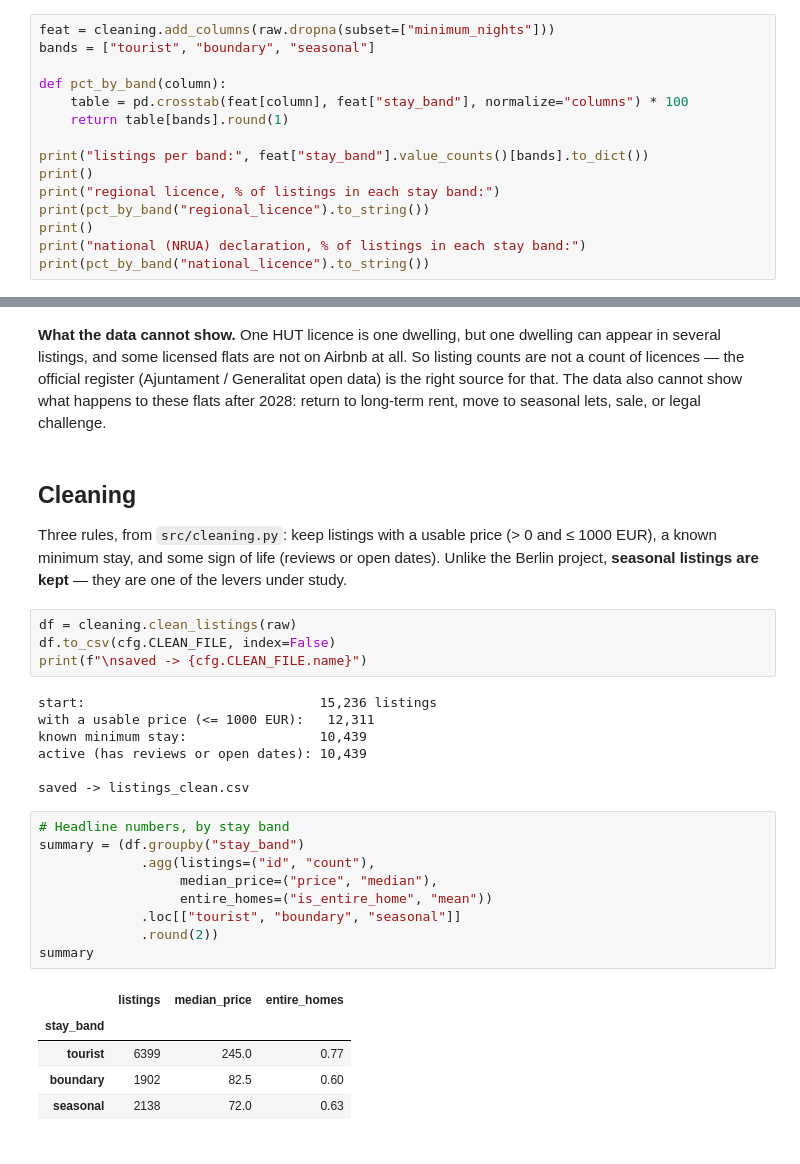
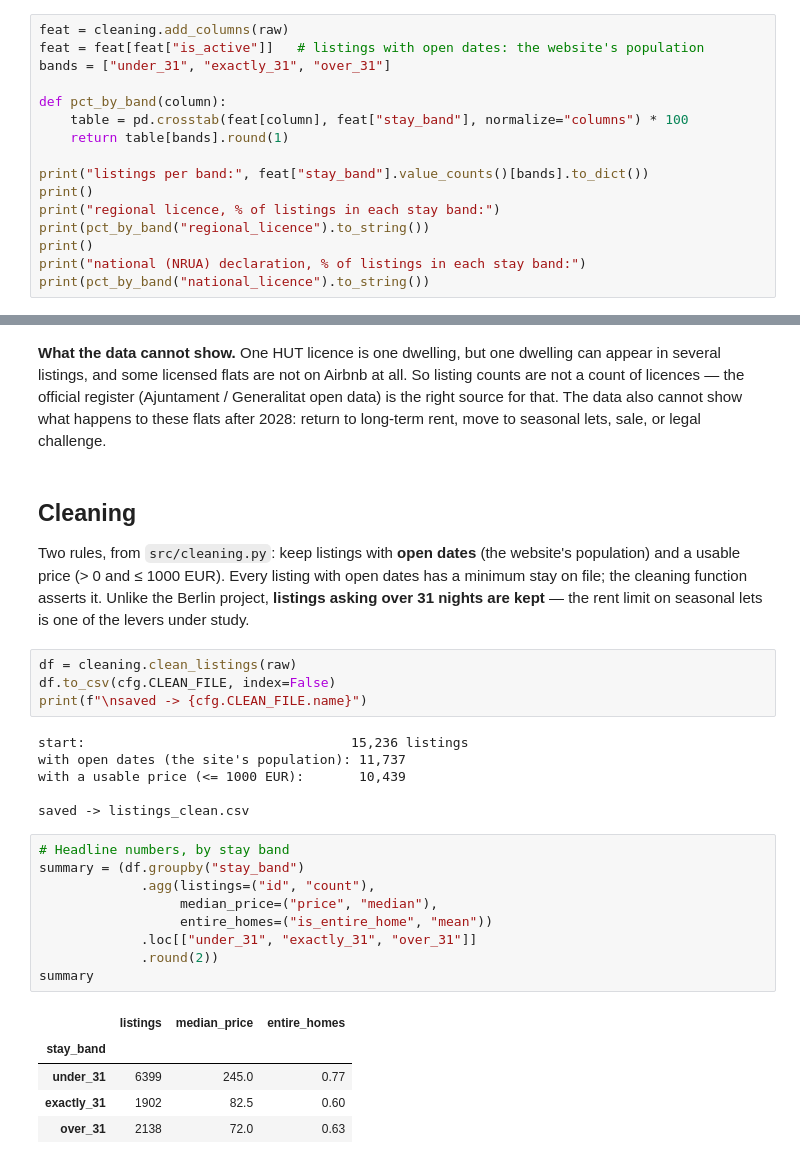
Before and after one commit to renzorico/spain-housing-str-analysis, a Jupyter notebook: notebooks/01_cleaning_eda.ipynb, the cells around one changed output, grey strips where cells are left out. Cells and saved outputs as stored; diff of their text form.

```diff
--- a/notebooks/01_cleaning_eda.ipynb
+++ b/notebooks/01_cleaning_eda.ipynb
@@ -138,8 +162,9 @@ two declarations: a regional one (Catalan licence, or *Exempt - seasonal
 rental*) and a national one (NRUA code, whose letters say tourist `TU` or
 non-tourist `NT`). Do the declarations match the minimum stay?
 # %%
-feat = cleaning.add_columns(raw.dropna(subset=["minimum_nights"]))
-bands = ["tourist", "boundary", "seasonal"]
+feat = cleaning.add_columns(raw)
+feat = feat[feat["is_active"]]   # listings with open dates: the website's population
+bands = ["under_31", "exactly_31", "over_31"]
 
 def pct_by_band(column):
     table = pd.crosstab(feat[column], feat["stay_band"], normalize="columns") * 100
@@ -271,36 +298,35 @@ long-term rent, move to seasonal lets, sale, or legal challenge.
 # %% [markdown]
 ## Cleaning
 
-Three rules, from `src/cleaning.py`: keep listings with a usable price
-(> 0 and ≤ 1000 EUR), a known minimum stay, and some sign of life (reviews or
-open dates). Unlike the Berlin project, **seasonal listings are kept** —
-they are one of the levers under study.
+Two rules, from `src/cleaning.py`: keep listings with **open dates** (the
+website's population) and a usable price (> 0 and ≤ 1000 EUR). Every listing
+with open dates has a minimum stay on file; the cleaning function asserts it. Unlike the Berlin project, **listings asking over 31 nights are
+kept** — the rent limit on seasonal lets is one of the levers under study.
 # %%
 df = cleaning.clean_listings(raw)
 df.to_csv(cfg.CLEAN_FILE, index=False)
 print(f"\nsaved -> {cfg.CLEAN_FILE.name}")
 # %% [output]
-start:                              15,236 listings
-with a usable price (<= 1000 EUR):   12,311
-known minimum stay:                 10,439
-active (has reviews or open dates): 10,439
+start:                                  15,236 listings
+with open dates (the site's population): 11,737
+with a usable price (<= 1000 EUR):       10,439
 
 saved -> listings_clean.csv
 # %%
 # Headline numbers, by stay band
 summary = (df.groupby("stay_band")
              .agg(listings=("id", "count"),
                   median_price=("price", "median"),
                   entire_homes=("is_entire_home", "mean"))
-             .loc[["tourist", "boundary", "seasonal"]]
+             .loc[["under_31", "exactly_31", "over_31"]]
              .round(2))
 summary
 # %% [output]
 |  | listings | median_price | entire_homes |
 | stay_band |  |  |  |
-| tourist | 6399 | 245.0 | 0.77 |
-| boundary | 1902 | 82.5 | 0.60 |
-| seasonal | 2138 | 72.0 | 0.63 |
+| under_31 | 6399 | 245.0 | 0.77 |
+| exactly_31 | 1902 | 82.5 | 0.60 |
+| over_31 | 2138 | 72.0 | 0.63 |
 # %% [markdown]
 ## Who supplies this market?
 
```
Also changed, not shown: parts of 20 cells of this notebook, 2 other files.
